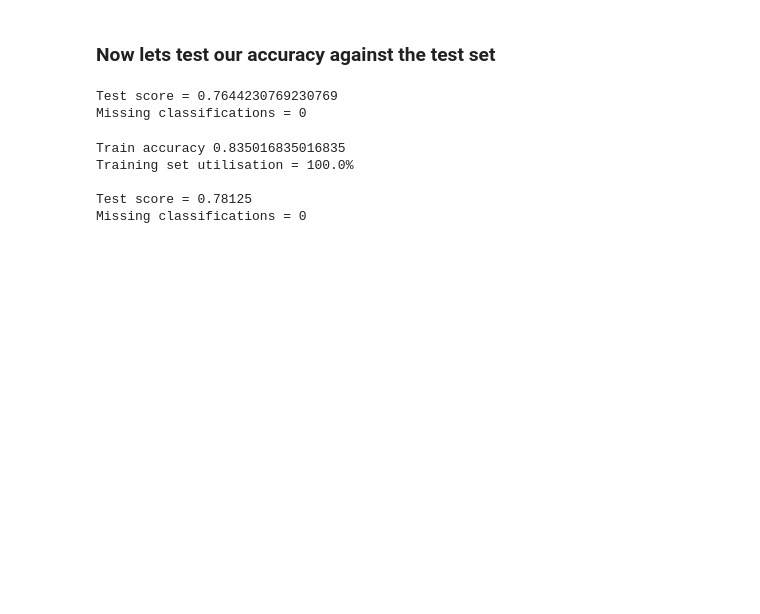
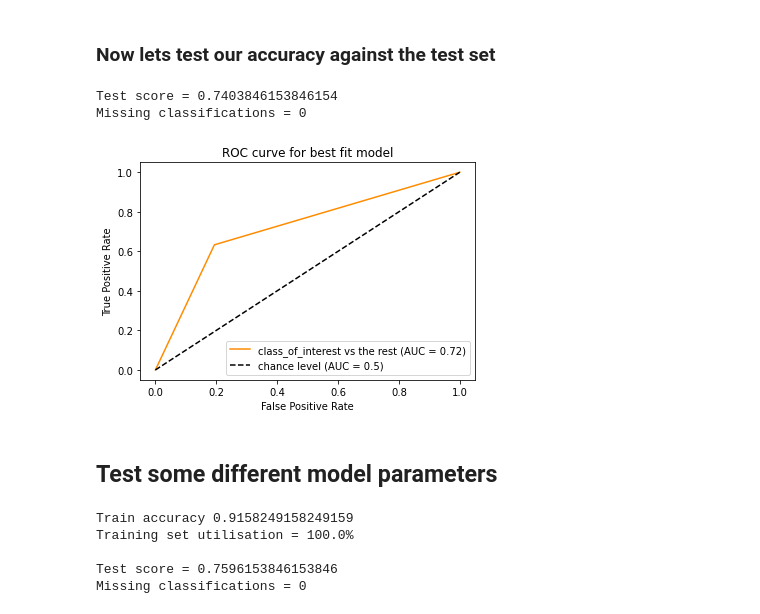
Before and after one commit to albrecht-flo/MALIS-survival-prediction, a Jupyter notebook: data/RandomForest_exploration.ipynb, the cells around one changed output. Saved outputs shown, nothing was run; the diff lists cells and outputs as text; code cells hidden in the pictures; blank space fills up the shorter version.

```diff
--- a/data/RandomForest_exploration.ipynb
+++ b/data/RandomForest_exploration.ipynb
@@ -151,7 +151,7 @@ accuracies = []
 
 for ps in parameter_set:
     print(f"Running for parameter set {ps} ...")
-    model = sklearn.ensemble.RandomForestClassifier(**ps)
+    model = sklearn.ensemble.RandomForestClassifier(**ps, class_weight="balanced")
     accuracies.append([])
     for train_fold, validation_fold in cross_folds.split(titanic_train_clean):
         # Create training dataset for fold
@@ -169,7 +169,7 @@ for ps in parameter_set:
         accuracies[-1].append(accuracy)
 
 for i, acc in enumerate(accuracies):
-    print(f"Average of fold {i+1} is {sum(acc)/len(acc)} full data: {acc}")
+    print(f"Average of fold  with params {parameter_set[i]} is {sum(acc)/len(acc)} full data:\n\t {acc}")
 
 # The best depth seems to be 4
 # %% [output]
@@ -197,7 +197,7 @@ Average of fold 20 is 0.8013872324398971 full data: [0.7653631284916201, 0.78651
 train_x = titanic_train_clean.drop(columns=['Survived'])
 train_y = titanic_train_clean['Survived']
 # Train model based on best estimated configuration from previous tests
-model = sklearn.ensemble.RandomForestClassifier(min_samples_split= 10, n_estimators= 50, criterion='gini', min_samples_leaf= 1)
+model = sklearn.ensemble.RandomForestClassifier(min_samples_split= 10, n_estimators= 50, criterion='gini', min_samples_leaf= 1, class_weight="balanced")
 model = model.fit(X=train_x, y=train_y)
 # Calculate train accuracy
 train_accuracy = model.score(X=train_x, y=train_y)
@@ -299,11 +299,19 @@ titianic_test_score = model.score(X=test_x, y=test_y)
 print(f"Test score = {titianic_test_score}")
 print(f"Missing classifications = {len(titanic_test_with_labels_u) - len(titanic_test_with_labels_clean)}")
 # %% [output]
-Test score = 0.7644230769230769
+Test score = 0.7403846153846154
 Missing classifications = 0
+# %%
+prediction_y = model.predict(X=test_x)
+
+mutil.plot_roc(test_y, prediction_y, "ROC curve for best fit model")
+# %% [output]
+[figure, added]
+# %% [markdown]
+## Test some different model parameters
 # %%
 # Train model
-model = sklearn.ensemble.RandomForestClassifier(min_samples_split= 90, n_estimators= 10, criterion='gini', min_samples_leaf= 1)
+model = sklearn.ensemble.RandomForestClassifier(min_samples_split= 10, n_estimators= 90, criterion='gini', min_samples_leaf= 1, class_weight="balanced")
 model = model.fit(X=train_x, y=train_y)
 
 # Calculate train accuracy
@@ -320,8 +328,8 @@ titianic_test_score = model.score(X=test_x, y=test_y)
 print(f"Test score = {titianic_test_score}")
 print(f"Missing classifications = {len(titanic_test_with_labels_u) - len(titanic_test_with_labels_clean)}")
 # %% [output]
-Train accuracy 0.835016835016835
+Train accuracy 0.9158249158249159
 Training set utilisation = 100.0%
 
-Test score = 0.78125
+Test score = 0.7596153846153846
 Missing classifications = 0
```
Also changed, not shown: parts of 2 cells of this notebook, 5 other files.
